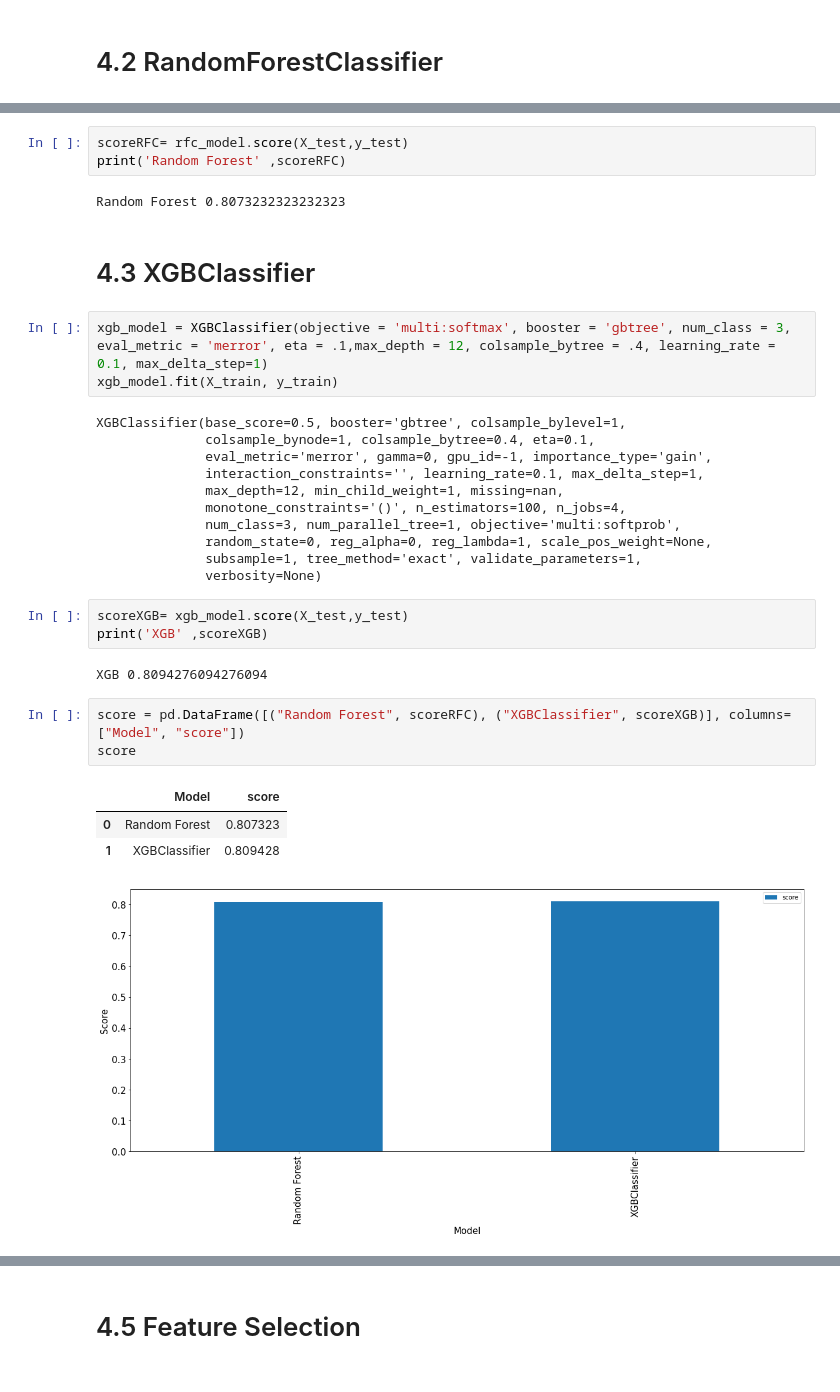
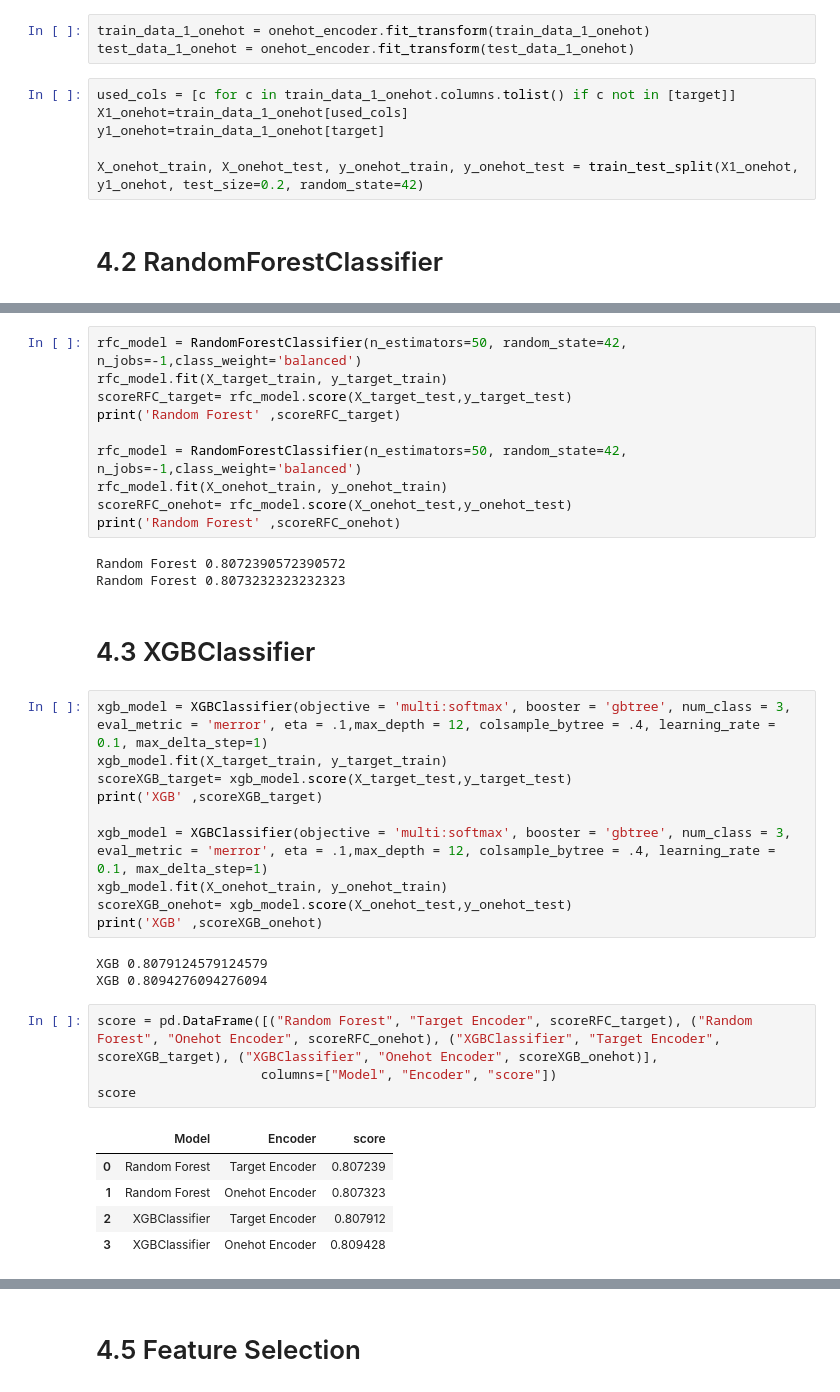
Before and after one commit to hemakaraveenhansika/pump-it-up, a Jupyter notebook: pump-it-up.ipynb, the cells around one changed output, grey strips where cells are left out. Saved outputs shown, nothing was run; the diff lists cells and outputs as text.

```diff
--- a/pump-it-up.ipynb
+++ b/pump-it-up.ipynb
@@ -1154,2 +1175,11 @@ X_train, X_test, y_train, y_test = train_test_split(X1, y1, test_size=0.2, rando
+# %%
+train_data_1_onehot = onehot_encoder.fit_transform(train_data_1_onehot)
+test_data_1_onehot = onehot_encoder.fit_transform(test_data_1_onehot)
+# %%
+used_cols = [c for c in train_data_1_onehot.columns.tolist() if c not in [target]]
+X1_onehot=train_data_1_onehot[used_cols]
+y1_onehot=train_data_1_onehot[target]
+
+X_onehot_train, X_onehot_test, y_onehot_train, y_onehot_test = train_test_split(X1_onehot, y1_onehot, test_size=0.2, random_state=42)
 # %% [markdown]
 # 4.2 RandomForestClassifier
@@ -1162,34 +1186,38 @@ RandomForestClassifier(class_weight='balanced', n_estimators=50, n_jobs=-1,
-# %%
-scoreRFC= rfc_model.score(X_test,y_test)
-print('Random Forest' ,scoreRFC)
-# %% [output]
-Random Forest 0.8073232323232323
+# %%
+rfc_model = RandomForestClassifier(n_estimators=50, random_state=42, n_jobs=-1,class_weight='balanced')
+rfc_model.fit(X_target_train, y_target_train)
+scoreRFC_target= rfc_model.score(X_target_test,y_target_test)
+print('Random Forest' ,scoreRFC_target)
+
+rfc_model = RandomForestClassifier(n_estimators=50, random_state=42, n_jobs=-1,class_weight='balanced')
+rfc_model.fit(X_onehot_train, y_onehot_train)
+scoreRFC_onehot= rfc_model.score(X_onehot_test,y_onehot_test)
+print('Random Forest' ,scoreRFC_onehot)
+# %% [output]
+Random Forest 0.8072390572390572
+Random Forest 0.8073232323232323
 # %% [markdown]
 # 4.3 XGBClassifier
 # %%
 xgb_model = XGBClassifier(objective = 'multi:softmax', booster = 'gbtree', num_class = 3, eval_metric = 'merror', eta = .1,max_depth = 12, colsample_bytree = .4, learning_rate = 0.1, max_delta_step=1)
-xgb_model.fit(X_train, y_train)
+xgb_model.fit(X_target_train, y_target_train)
+scoreXGB_target= xgb_model.score(X_target_test,y_target_test)
+print('XGB' ,scoreXGB_target)
+
+xgb_model = XGBClassifier(objective = 'multi:softmax', booster = 'gbtree', num_class = 3, eval_metric = 'merror', eta = .1,max_depth = 12, colsample_bytree = .4, learning_rate = 0.1, max_delta_step=1)
+xgb_model.fit(X_onehot_train, y_onehot_train)
+scoreXGB_onehot= xgb_model.score(X_onehot_test,y_onehot_test)
+print('XGB' ,scoreXGB_onehot)
 # %% [output]
-XGBClassifier(base_score=0.5, booster='gbtree', colsample_bylevel=1,
-              colsample_bynode=1, colsample_bytree=0.4, eta=0.1,
-              eval_metric='merror', gamma=0, gpu_id=-1, importance_type='gain',
-              interaction_constraints='', learning_rate=0.1, max_delta_step=1,
-              max_depth=12, min_child_weight=1, missing=nan,
-              monotone_constraints='()', n_estimators=100, n_jobs=4,
-              num_class=3, num_parallel_tree=1, objective='multi:softprob',
-              random_state=0, reg_alpha=0, reg_lambda=1, scale_pos_weight=None,
-              subsample=1, tree_method='exact', validate_parameters=1,
-              verbosity=None)
+XGB 0.8079124579124579
+XGB 0.8094276094276094
-# %%
-scoreXGB= xgb_model.score(X_test,y_test)
-print('XGB' ,scoreXGB)
-# %% [output]
-XGB 0.8094276094276094
 # %%
-score = pd.DataFrame([("Random Forest", scoreRFC), ("XGBClassifier", scoreXGB)], columns=["Model", "score"])
+score = pd.DataFrame([("Random Forest", "Target Encoder", scoreRFC_target), ("Random Forest", "Onehot Encoder", scoreRFC_onehot), ("XGBClassifier", "Target Encoder", scoreXGB_target), ("XGBClassifier", "Onehot Encoder", scoreXGB_onehot)],
+                     columns=["Model", "Encoder", "score"])
 score
 # %% [output]
-|  | Model | score |
-| 0 | Random Forest | 0.807323 |
-| 1 | XGBClassifier | 0.809428 |
+|  | Model | Encoder | score |
+| 0 | Random Forest | Target Encoder | 0.807239 |
+| 1 | Random Forest | Onehot Encoder | 0.807323 |
+| 2 | XGBClassifier | Target Encoder | 0.807912 |
+| 3 | XGBClassifier | Onehot Encoder | 0.809428 |
-[figure, removed]
```
Also changed, not shown: parts of 57 cells of this notebook, 1 other file.
